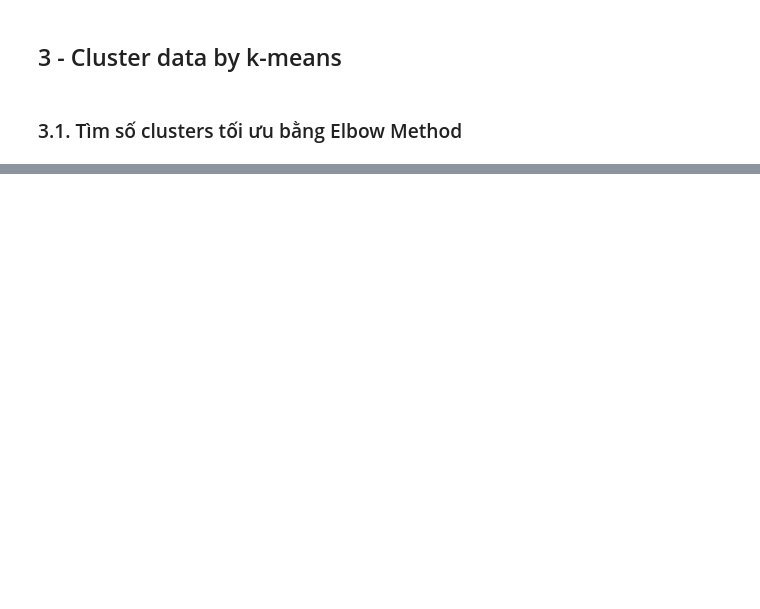
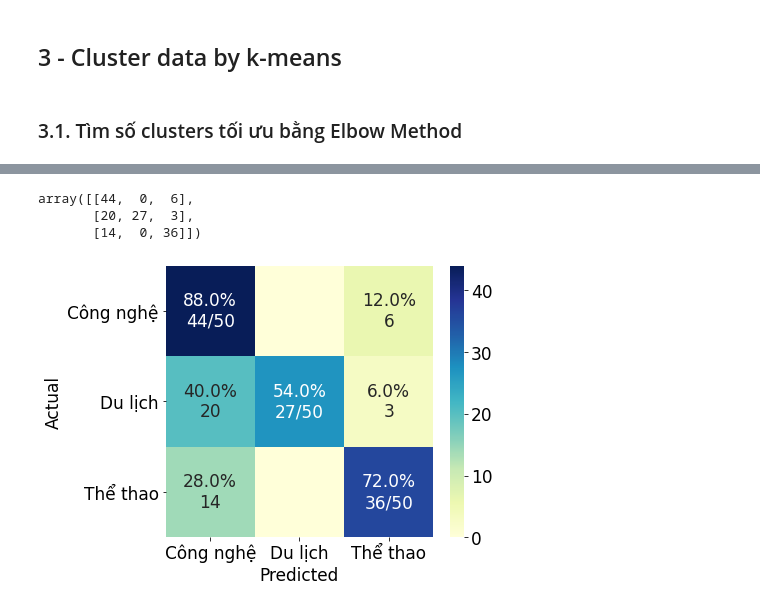
Before and after one commit to bluesky2106/python-ai, a Jupyter notebook: 06-clustering/lab02/k-means.ipynb, the cells around one changed output, grey strips where cells are left out. Drawn from its saved outputs; the diff is of its cells as text; code cells hidden in the pictures; blank space fills up the shorter version.

```diff
--- a/06-clustering/lab02/k-means.ipynb
+++ b/06-clustering/lab02/k-means.ipynb
@@ -142,0 +116,4 @@ KeyboardInterrupt:
+# %%
+kmeans = KMeans(n_clusters = 3, init = 'k-means++', max_iter = 500, n_init = 3, random_state = 0)
+y_kmeans = kmeans.fit_predict(X)
+y_kmeans
@@ -142,0 +128,12 @@ KeyboardInterrupt:
+# %%
+def categorize(row):
+    if row["kmeans_cluster"] == 0:
+        return "Công nghệ"
+    elif row["kmeans_cluster"] == 1:
+        return "Thể thao"
+    else:
+        return "Du lịch"
+
+data["kmeans_cluster"] = y_kmeans
+data["kmeans_label"] = data.apply(lambda row: categorize(row), axis=1)
+data
@@ -142,0 +154,10 @@ KeyboardInterrupt:
+# %%
+confusion_matrix(data["category"], data["kmeans_label"])
+# %% [output]
+array([[44,  0,  6],
+       [20, 27,  3],
+       [14,  0, 36]])
+# %%
+plot_cm(data["category"], data["kmeans_label"])
+# %% [output]
+[figure, added]
```
Also changed, not shown: parts of 13 cells of this notebook, 3 other files.
